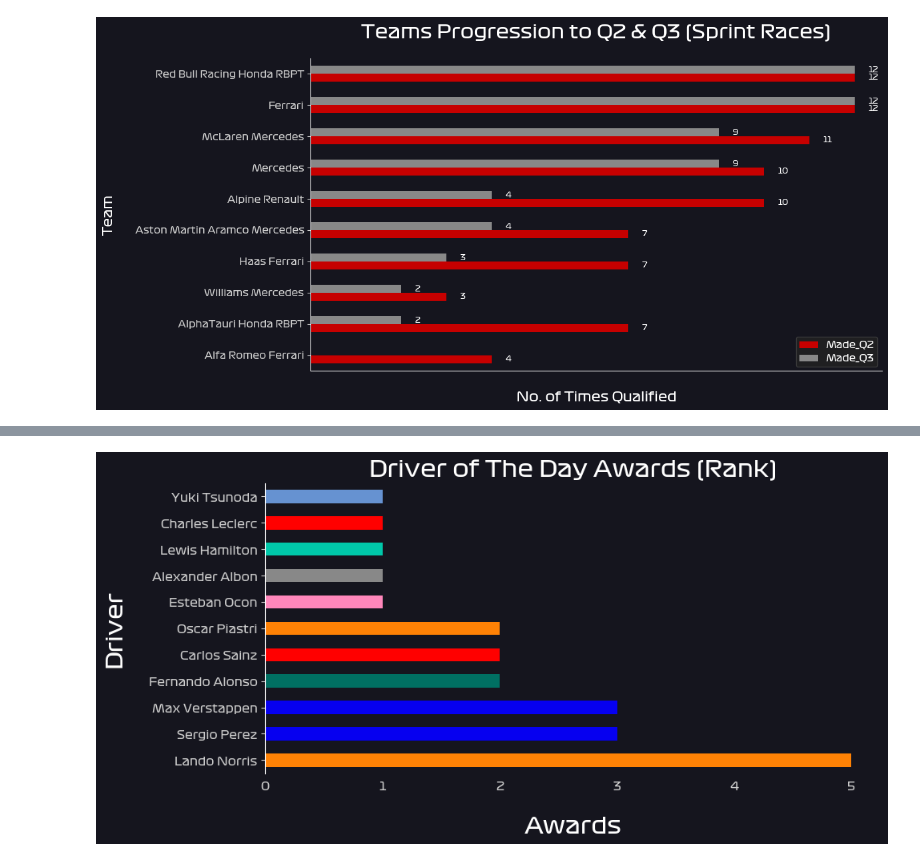
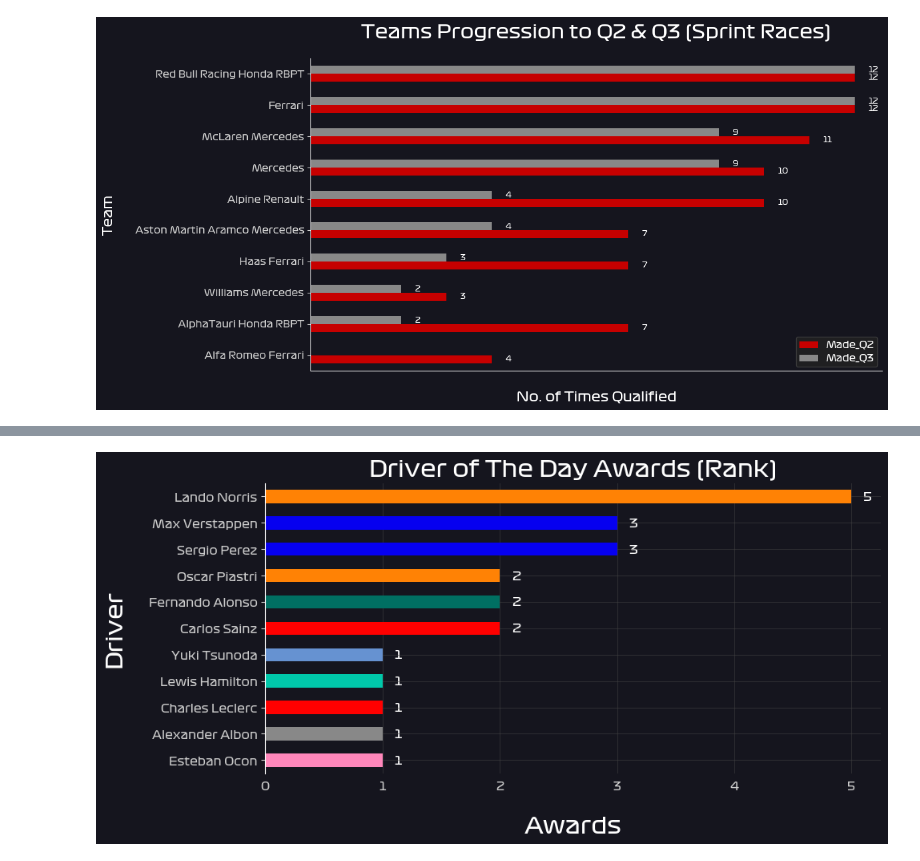
Before and after one commit to CWN221/Formula1-Data_Analytics, a Jupyter notebook: F1-2023_Analysis.ipynb, the cells around one changed output, grey strips where cells are left out. Saved outputs shown, nothing was run; the diff lists cells and outputs as text; code cells hidden in the pictures.

```diff
--- a/F1-2023_Analysis.ipynb
+++ b/F1-2023_Analysis.ipynb
@@ -230,26 +239,31 @@ driverOfTheDay
 # %%
 # Rank - Driver of the day Votes
 driverOfTheDay_Awards = driverOfTheDay['1st Place'].value_counts()
-driverOfTheDay_Awards.sort_values()
+driverOfTheDay_Awards = driverOfTheDay_Awards.sort_values()
 
 # Data visualization
 driverOfTheDay_Awards.plot(
     kind='barh',
     figsize=(10,5),
+    zorder = 2,
     color = assign_color_drivers(driverOfTheDay_Awards.index)
 )
 plt.title('Driver of The Day Awards (Rank)')
 plt.xlabel('Awards', fontsize=20, fontweight='bold')
 plt.ylabel('Driver', fontsize=20, fontweight='bold')
 
 ax = plt.gca()
 ax.spines['top'].set_visible(False)
 ax.spines['right'].set_visible(False)
 ax.spines['bottom'].set_visible(False)
 ax.tick_params(axis='x', bottom=False)
 
+for i, (driver, count) in enumerate(zip(driverOfTheDay_Awards.index, driverOfTheDay_Awards.values)):
+    plt.text(count + 0.1, i, str(count), va='center', fontweight='bold', fontsize=11, zorder=1)
 
+plt.grid(axis='x', alpha=0.5, zorder=0)
+plt.grid(axis='y', alpha=0.5, zorder=0)
 plt.tight_layout()
 plt.show()
 # %% [output]
-[figure, old version]
+[figure, new version]
```
Also changed, not shown: parts of 4 cells of this notebook, 1 other file.
